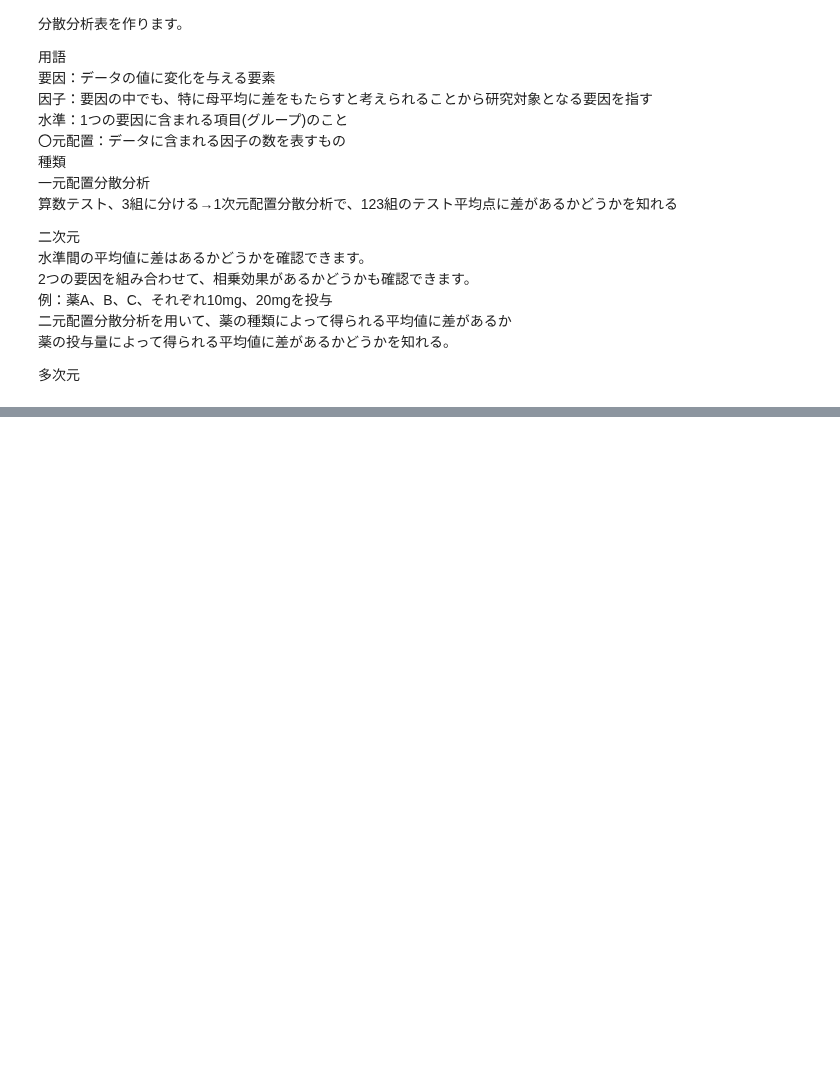
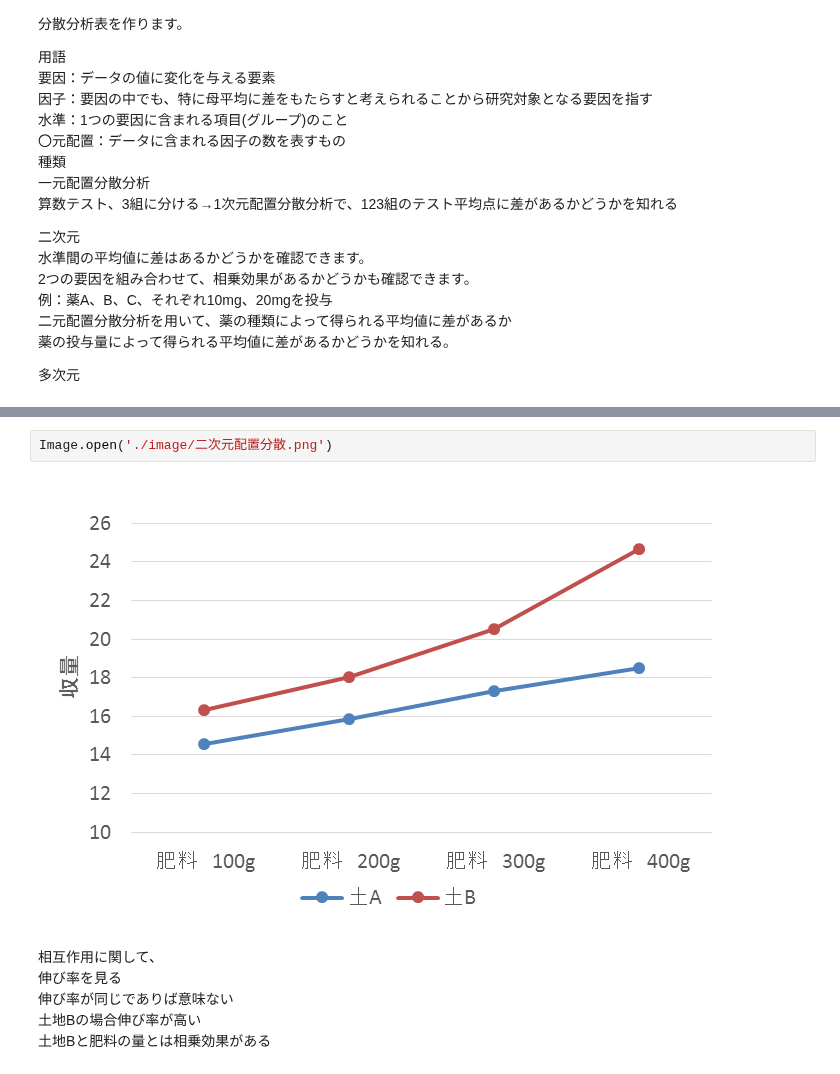
Before and after one commit to kou-kaku-albert/self_learning, a Jupyter notebook: statistic/統計学.ipynb, the cells around one changed output, grey strips where cells are left out. Saved outputs shown, nothing was run; the diff lists cells and outputs as text; blank space fills up the shorter version.

```diff
--- a/statistic/統計学.ipynb
+++ b/statistic/統計学.ipynb
@@ -179,0 +217,10 @@ F分布を用いて検定
+# %%
+Image.open('./image/二次元配置分散.png')
+# %% [output]
+[figure, added]
+# %% [markdown]
+相互作用に関して、
+伸び率を見る
+伸び率が同じでありば意味ない
+土地Bの場合伸び率が高い
+土地Bと肥料の量とは相乗効果がある
```
Also changed, not shown: parts of 10 cells of this notebook, 2 other files.
